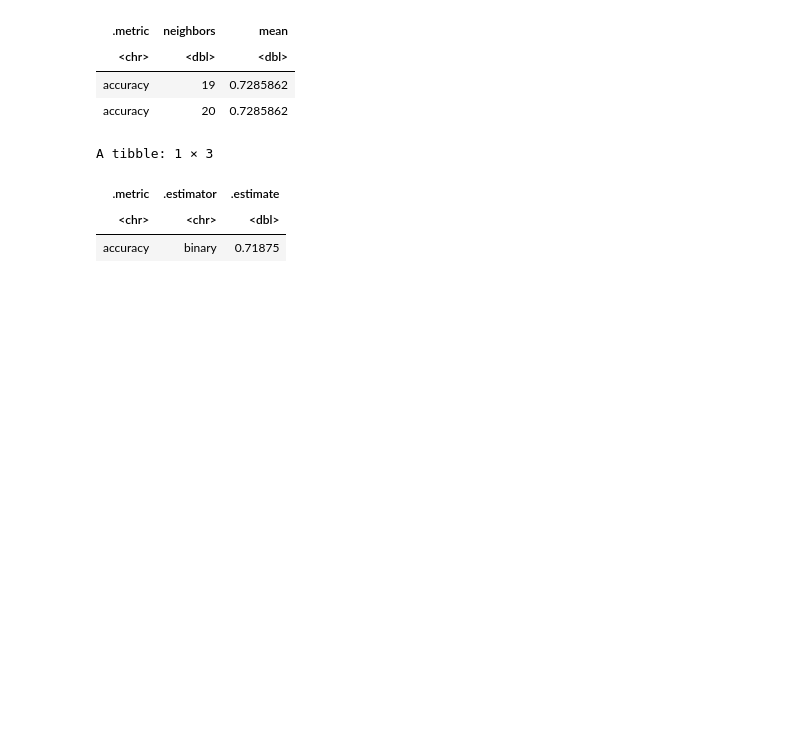
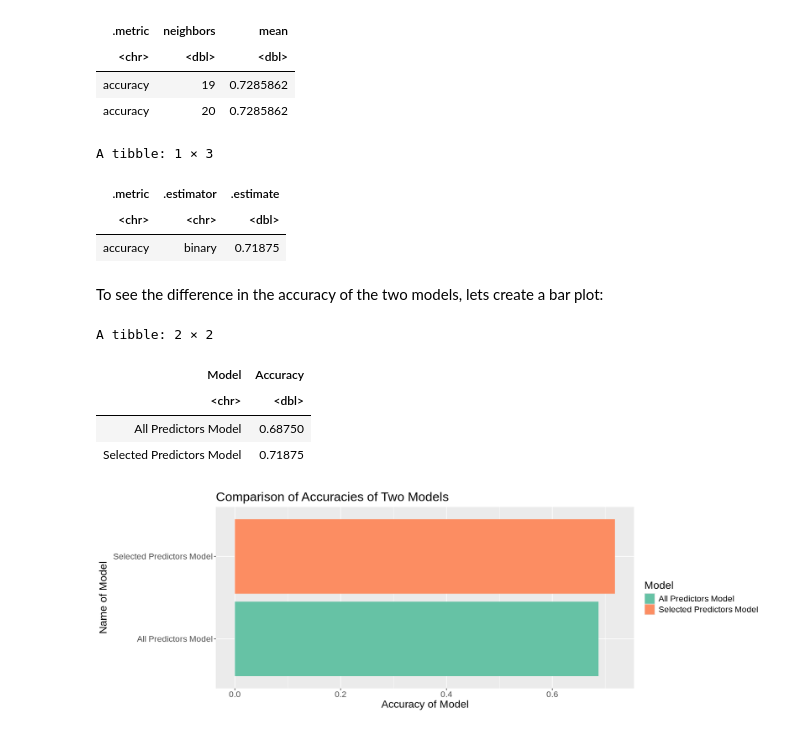
Before and after one commit to ISUBC/dsci100_project, a Jupyter notebook: project_report.ipynb, the cells around one changed output. Saved outputs shown, nothing was run; the diff lists cells and outputs as text; code cells hidden in the pictures; blank space fills up the shorter version.

Commit message:
Finished Discussion, Refined Report
Finished the discussion section. Fixed an error with the code. Added plot to visualize accuracy of two models

```diff
--- a/project_report.ipynb
+++ b/project_report.ipynb
@@ -385,3 +383,29 @@ A tibble: 1 × 3
 | .metric | .estimator | .estimate |
 | <chr> | <chr> | <dbl> |
 | accuracy | binary | 0.71875 |
+# %% [markdown]
+To see the difference in the accuracy of the two models, lets create a bar plot:
+# %%
+model1_accuracy <- 0.6875
+model2_accuracy <- 0.71875
+
+model_accuracies_for_plot <- tibble(
+  Model = c("All Predictors Model", "Selected Predictors Model"),
+  Accuracy = c(model1_accuracy, model2_accuracy))
+model_accuracies_for_plot
+
+options(repr.plot.width = 15, repr.plot.height = 5)
+
+ggplot(model_accuracies_for_plot, aes(x = Accuracy, y = Model, fill = Model)) +
+    geom_bar(stat = "identity") +
+    labs(x = "Accuracy of Model", y = "Name of Model") +
+    theme(text = element_text(size = 17)) +
+    ggtitle("Comparison of Accuracies of Two Models") +
+    scale_fill_brewer(palette = "Set2")
+# %% [output]
+A tibble: 2 × 2
+| Model | Accuracy |
+| <chr> | <dbl> |
+| All Predictors Model | 0.68750 |
+| Selected Predictors Model | 0.71875 |
+[figure, added]
```
Also changed, not shown: parts of 10 cells of this notebook.
